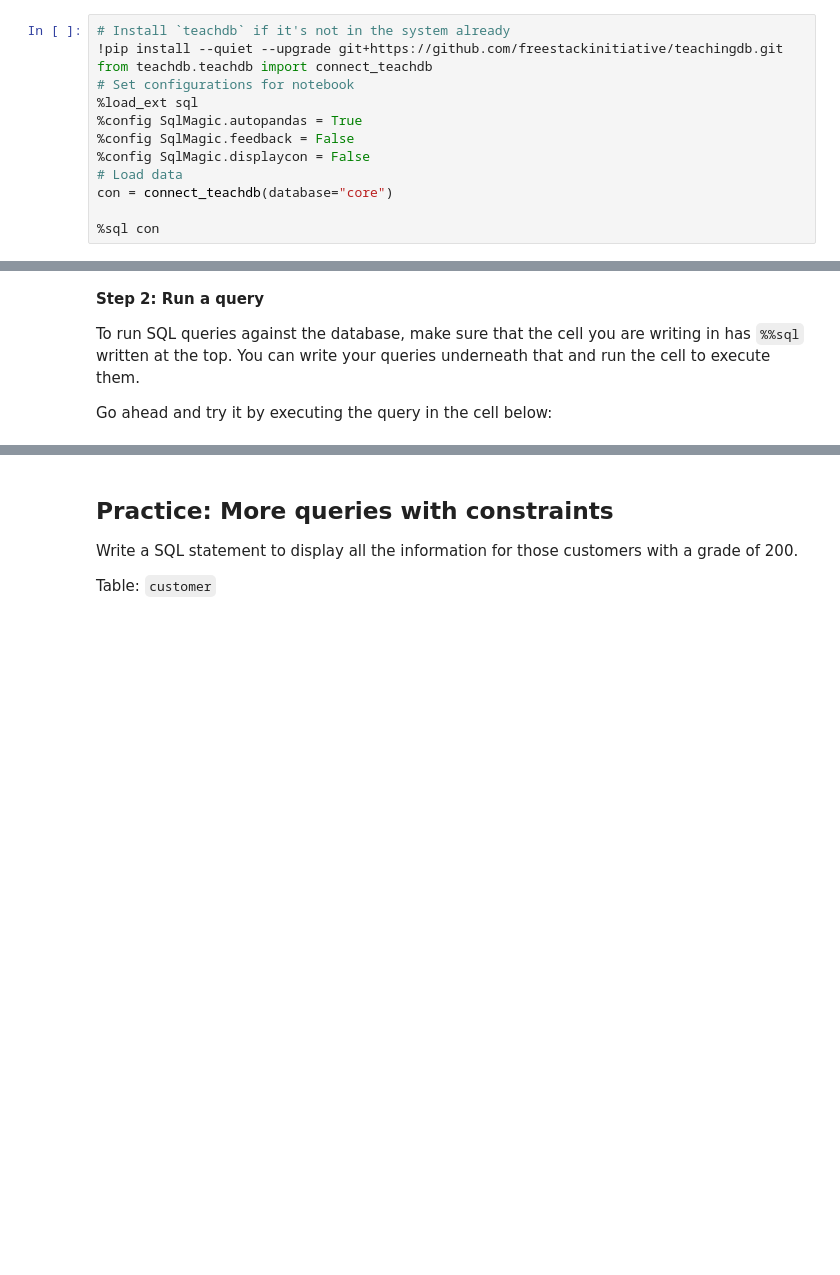
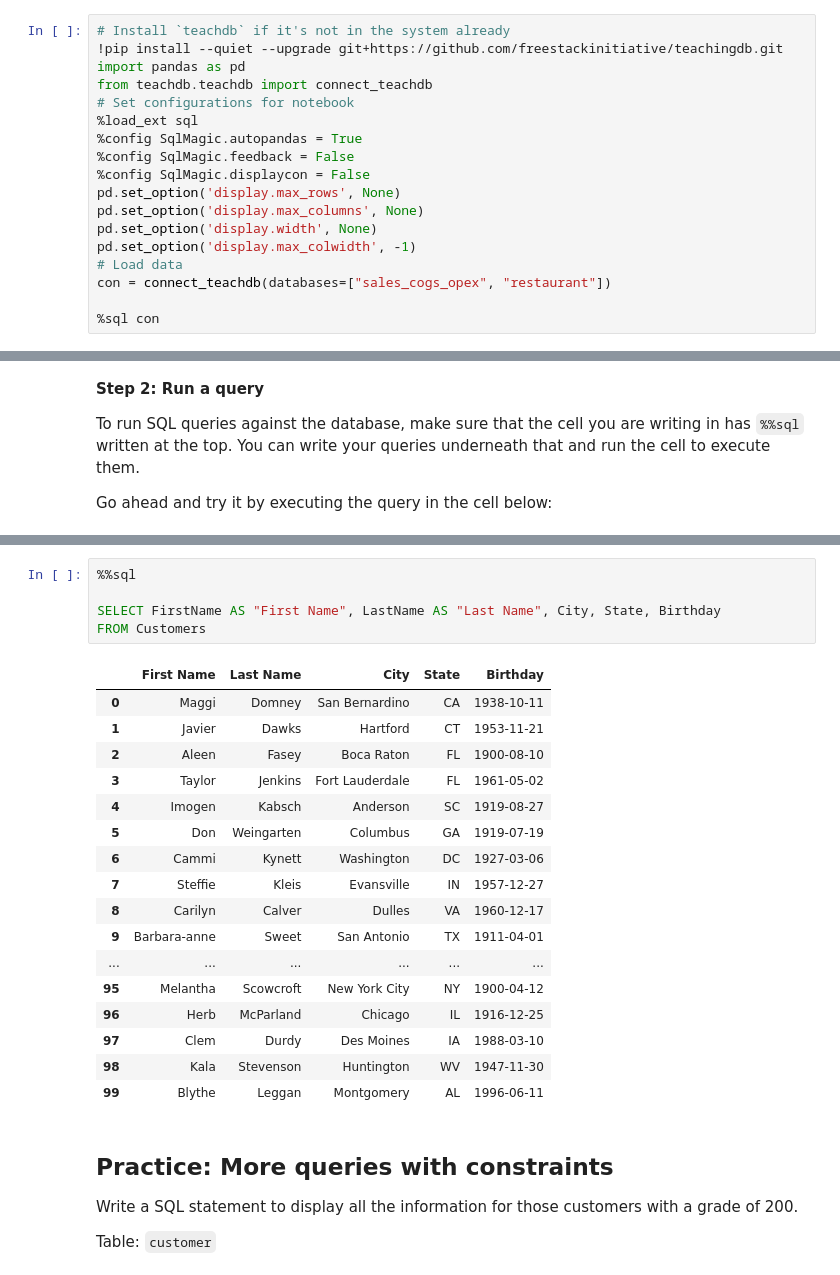
Before and after one commit to freestackinitiative/coop_sql_notebooks, a Jupyter notebook: COOP_SQL_101.ipynb, the cells around one changed output, grey strips where cells are left out. Saved outputs shown, nothing was run; the diff lists cells and outputs as text; blank space fills up the shorter version.

```diff
--- a/COOP_SQL_101.ipynb
+++ b/COOP_SQL_101.ipynb
@@ -327,13 +336,18 @@ Don't worry about what the code below does exactly. It is simply used to setup t
 # %%
 # Install `teachdb` if it's not in the system already
 !pip install --quiet --upgrade git+https://github.com/freestackinitiative/teachingdb.git
+import pandas as pd
 from teachdb.teachdb import connect_teachdb
 # Set configurations for notebook
 %load_ext sql
 %config SqlMagic.autopandas = True
 %config SqlMagic.feedback = False
 %config SqlMagic.displaycon = False
+pd.set_option('display.max_rows', None)
+pd.set_option('display.max_columns', None)
+pd.set_option('display.width', None)
+pd.set_option('display.max_colwidth', -1)
 # Load data
-con = connect_teachdb(database="core")
+con = connect_teachdb(databases=["sales_cogs_opex", "restaurant"])
 
 %sql con
@@ -367,3 +589,26 @@ Write a SQL statement to display the name and city of all salesmen who are based
+# %%
+%%sql
+
+SELECT FirstName AS "First Name", LastName AS "Last Name", City, State, Birthday
+FROM Customers
+# %% [output]
+|  | First Name | Last Name | City | State | Birthday |
+| 0 | Maggi | Domney | San Bernardino | CA | 1938-10-11 |
+| 1 | Javier | Dawks | Hartford | CT | 1953-11-21 |
+| 2 | Aleen | Fasey | Boca Raton | FL | 1900-08-10 |
+| 3 | Taylor | Jenkins | Fort Lauderdale | FL | 1961-05-02 |
+| 4 | Imogen | Kabsch | Anderson | SC | 1919-08-27 |
+| 5 | Don | Weingarten | Columbus | GA | 1919-07-19 |
+| 6 | Cammi | Kynett | Washington | DC | 1927-03-06 |
+| 7 | Steffie | Kleis | Evansville | IN | 1957-12-27 |
+| 8 | Carilyn | Calver | Dulles | VA | 1960-12-17 |
+| 9 | Barbara-anne | Sweet | San Antonio | TX | 1911-04-01 |
+| ... | ... | ... | ... | ... | ... |
+| 95 | Melantha | Scowcroft | New York City | NY | 1900-04-12 |
+| 96 | Herb | McParland | Chicago | IL | 1916-12-25 |
+| 97 | Clem | Durdy | Des Moines | IA | 1988-03-10 |
+| 98 | Kala | Stevenson | Huntington | WV | 1947-11-30 |
+| 99 | Blythe | Leggan | Montgomery | AL | 1996-06-11 |
 # %% [markdown]
 ## Practice: More queries with constraints
 
```
Also changed, not shown: parts of 20 cells of this notebook, 1 other file.
